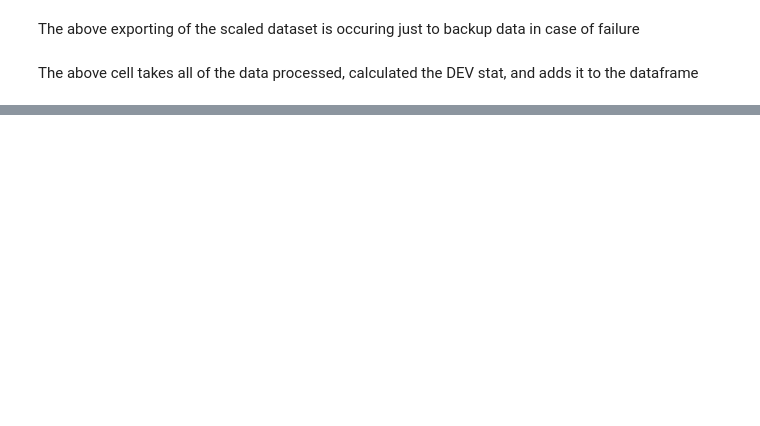
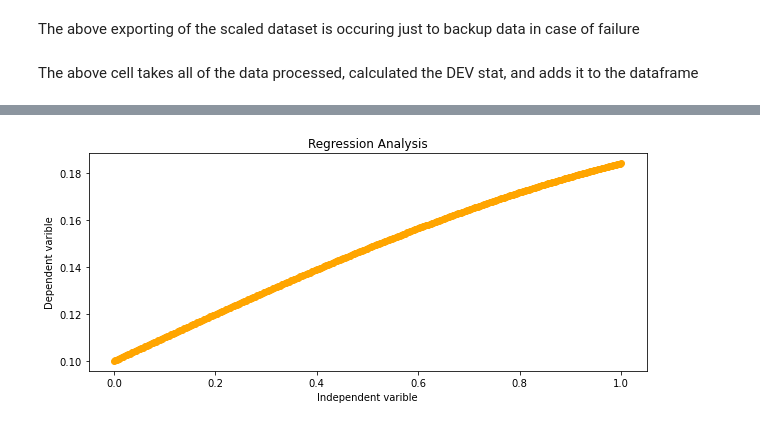
Before and after one commit to devksingh4/msi-2020, a Jupyter notebook: msi-analysis.ipynb, the cells around one changed output, grey strips where cells are left out. Drawn from its saved outputs; the diff is of its cells as text; code cells hidden in the pictures; blank space fills up the shorter version.

```diff
--- a/msi-analysis.ipynb
+++ b/msi-analysis.ipynb
@@ -61,6 +91,7 @@ This above cell is able to take the data and run ANOVA
 # %%
 import torch
 import torch.nn as nn
+import torch.nn.functional as F
 class PredictionModel(nn.Module):
     """Dynamically created PredictionModel based off of inputted parameters for layers"""
     def __init__(self, layers):
@@ -69,7 +100,7 @@ class PredictionModel(nn.Module):
         modules = []
         for layer in layers:
             modules.append(nn.Linear(layer[0], layer[1]))
-            modules.append(nn.Tanh())
+            modules.append(nn.LeakyReLU())
         modules.pop()
         self.runModel = nn.Sequential(*modules).to(device)
     def forward(self, x):
@@ -134,0 +111,89 @@ copyfile("models/interim_model.tar", "models/final_model.tar")
+# %%
+import torch
+from torch.autograd import Variable
+import torch.nn.functional as F
+import torch.utils.data as Data
+import matplotlib.pyplot as plt
+import numpy as np
+import imageio
+import os
+from livelossplot import PlotLosses
+from shutil import copyfile
+
+z1 = list(np.linspace(0,1,390))
+print(len(z1))
+y1 = np.array(list(map(lambda x: [0.1*np.sin(x) + 0.1], z1)))
+x1 = np.array(list(map(lambda x: [x], z1)))
+x = Variable(torch.from_numpy(x1)).to(torch.float).to("cpu") # months after the first date, repeated per subject
+y = Variable(torch.from_numpy(y1)).to(torch.float).to("cpu") # months after the first date, repeated per subject
+x, y = Variable(x), Variable(y)
+# view data
+plt.figure(figsize=(10,4))
+plt.scatter(x.data.numpy(), y.data.numpy(), color = "orange")
+plt.title('Regression Analysis')
+plt.xlabel('Independent varible')
+plt.ylabel('Dependent varible')
+plt.show()
+
+net = PredictionModel([[1,200],[200,100],[100,1]])
+optimizer = torch.optim.Adam(net.parameters(), lr=0.2)
+loss_func = torch.nn.MSELoss()  # this is for regression mean squared loss
+resuming = False
+torch.manual_seed(1)    # reproducible
+
+if os.path.isfile('models/interim_model.tar'):
+    resuming = True
+    checkpoint = torch.load('models/interim_model.tar')
+    print(checkpoint.keys())
+    net.load_state_dict(checkpoint['model_state_dict'])
+    optimizer.load_state_dict(checkpoint['optimizer_state_dict'])
+    epoch = checkpoint['epoch']
+    loss1 = checkpoint['loss']
+my_images = []
+fig, ax = plt.subplots(figsize=(12,7))
+logs = {}
+liveloss = PlotLosses()
+for t in range(400):
+    if resuming:
+        it = epoch + t
+        loss = loss1
+    else:
+        it = t
+    prediction = net(x)     # input x and predict based on x
+
+    loss = loss_func(prediction, y)     # must be (1. nn output, 2. target)
+    optimizer.zero_grad()   # clear gradients for next train
+    loss.backward()         # backpropagation, compute gradients
+    optimizer.step()        # apply gradients
+    if it % 100 == 99:
+        print("Epoch: ", t, "Loss: ", loss.item())
+    # plot and show learning process
+    torch.save({
+        'epoch': it,
+        'model_state_dict': net.state_dict(),
+        'optimizer_state_dict': optimizer.state_dict(),
+        'loss': loss,
+    }, "models/interim_model.tar")
+    plt.cla()
+    ax.set_title('Regression Analysis', fontsize=35)
+    ax.set_xlabel('Independent variable', fontsize=24)
+    ax.set_ylabel('Dependent variable', fontsize=24)
+    ax.set_xlim(0, 1)
+    ax.set_ylim(0, 0.2)
+    ax.scatter(x.data.numpy(), y.data.numpy(), color = "orange")
+    ax.plot(x.data.numpy(), prediction.data.numpy(), 'g-', lw=3)
+    ax.text(1.0, 0.1, 'Step = %d' % t, fontdict={'size': 24, 'color':  'red'})
+    ax.text(1.0, 0, 'Loss = %.4f' % loss.data.numpy(),
+            fontdict={'size': 24, 'color':  'red'})
+    # Used to return the plot as an image array
+    # (https://ndres.me/post/matplotlib-animated-gifs-easily/)
+    fig.canvas.draw()       # draw the canvas, cache the renderer
+    image = np.frombuffer(fig.canvas.tostring_rgb(), dtype='uint8')
+    image  = image.reshape(fig.canvas.get_width_height()[::-1] + (3,))
+
+    my_images.append(image)
+
+copyfile("models/interim_model.tar", "models/final_model.tar")
+# save images as a gif
+imageio.mimsave('./curve_1.gif', my_images, fps=10)
+# %% [output]
@@ -134,0 +201 @@ copyfile("models/interim_model.tar", "models/final_model.tar")
+[figure, added]
```
Also changed, not shown: parts of 7 cells of this notebook, 15 other files.
